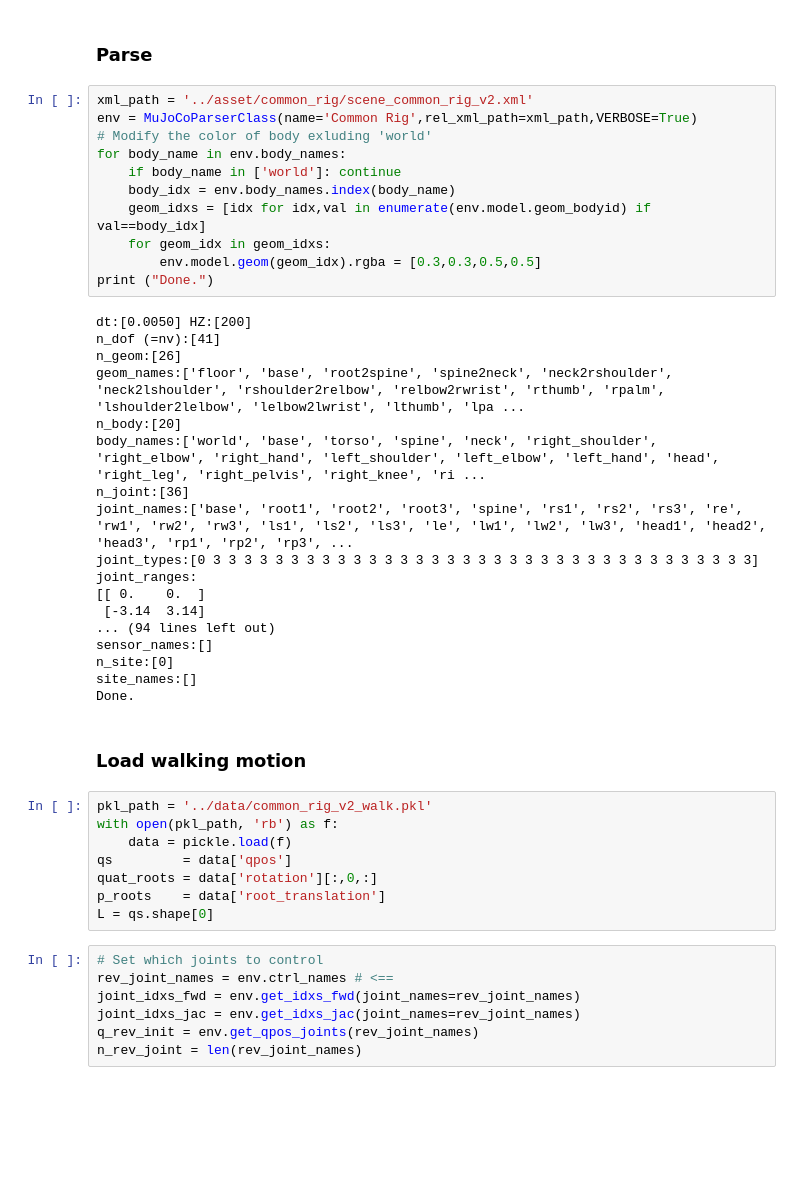
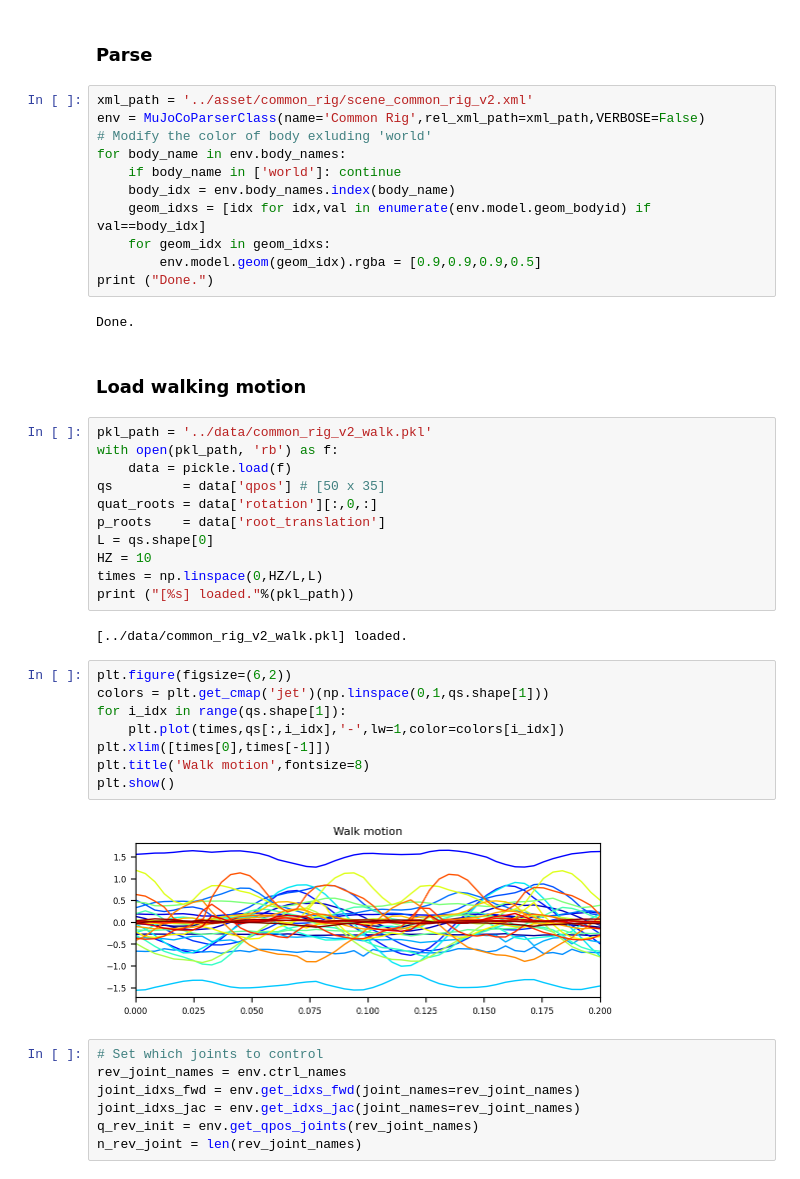
Before and after one commit to sjchoi86/mujoco-motion, a Jupyter notebook: code/demo_common_rig_02_walk_motion.ipynb, the cells around one changed output. Cells and saved outputs as stored; diff of their text form; blank space fills up the shorter version.

```diff
--- a/code/demo_common_rig_02_walk_motion.ipynb
+++ b/code/demo_common_rig_02_walk_motion.ipynb
@@ -18,32 +17,16 @@ MuJoCo version:[2.3.6]
 ### Parse
 # %%
 xml_path = '../asset/common_rig/scene_common_rig_v2.xml'
-env = MuJoCoParserClass(name='Common Rig',rel_xml_path=xml_path,VERBOSE=True)
+env = MuJoCoParserClass(name='Common Rig',rel_xml_path=xml_path,VERBOSE=False)
 # Modify the color of body exluding 'world'
 for body_name in env.body_names:
     if body_name in ['world']: continue
     body_idx = env.body_names.index(body_name)
     geom_idxs = [idx for idx,val in enumerate(env.model.geom_bodyid) if val==body_idx]
     for geom_idx in geom_idxs:
-        env.model.geom(geom_idx).rgba = [0.3,0.3,0.5,0.5]
+        env.model.geom(geom_idx).rgba = [0.9,0.9,0.9,0.5]
 print ("Done.")
 # %% [output]
-dt:[0.0050] HZ:[200]
-n_dof (=nv):[41]
-n_geom:[26]
-geom_names:['floor', 'base', 'root2spine', 'spine2neck', 'neck2rshoulder', 'neck2lshoulder', 'rshoulder2relbow', 'relbow2rwrist', 'rthumb', 'rpalm', 'lshoulder2lelbow', 'lelbow2lwrist', 'lthumb', 'lpa ...
-n_body:[20]
-body_names:['world', 'base', 'torso', 'spine', 'neck', 'right_shoulder', 'right_elbow', 'right_hand', 'left_shoulder', 'left_elbow', 'left_hand', 'head', 'right_leg', 'right_pelvis', 'right_knee', 'ri ...
-n_joint:[36]
-joint_names:['base', 'root1', 'root2', 'root3', 'spine', 'rs1', 'rs2', 'rs3', 're', 'rw1', 'rw2', 'rw3', 'ls1', 'ls2', 'ls3', 'le', 'lw1', 'lw2', 'lw3', 'head1', 'head2', 'head3', 'rp1', 'rp2', 'rp3', ...
-joint_types:[0 3 3 3 3 3 3 3 3 3 3 3 3 3 3 3 3 3 3 3 3 3 3 3 3 3 3 3 3 3 3 3 3 3 3 3]
-joint_ranges:
-[[ 0.    0.  ]
- [-3.14  3.14]
-... (94 lines left out)
-sensor_names:[]
-n_site:[0]
-site_names:[]
 Done.
 # %% [markdown]
 ### Load walking motion
@@ -51,13 +34,28 @@ Done.
 pkl_path = '../data/common_rig_v2_walk.pkl'
 with open(pkl_path, 'rb') as f:
     data = pickle.load(f)
-qs         = data['qpos']
+qs         = data['qpos'] # [50 x 35]
 quat_roots = data['rotation'][:,0,:]
 p_roots    = data['root_translation']
 L = qs.shape[0]
+HZ = 10
+times = np.linspace(0,HZ/L,L)
+print ("[%s] loaded."%(pkl_path))
+# %% [output]
+[../data/common_rig_v2_walk.pkl] loaded.
+# %%
+plt.figure(figsize=(6,2))
+colors = plt.get_cmap('jet')(np.linspace(0,1,qs.shape[1]))
+for i_idx in range(qs.shape[1]):
+    plt.plot(times,qs[:,i_idx],'-',lw=1,color=colors[i_idx])
+plt.xlim([times[0],times[-1]])
+plt.title('Walk motion',fontsize=8)
+plt.show()
+# %% [output]
+[figure, added]
 # %%
 # Set which joints to control
-rev_joint_names = env.ctrl_names # <==
+rev_joint_names = env.ctrl_names
 joint_idxs_fwd = env.get_idxs_fwd(joint_names=rev_joint_names)
 joint_idxs_jac = env.get_idxs_jac(joint_names=rev_joint_names)
 q_rev_init = env.get_qpos_joints(rev_joint_names)
```
Also changed, not shown: parts of 4 cells of this notebook, 16 other files.
